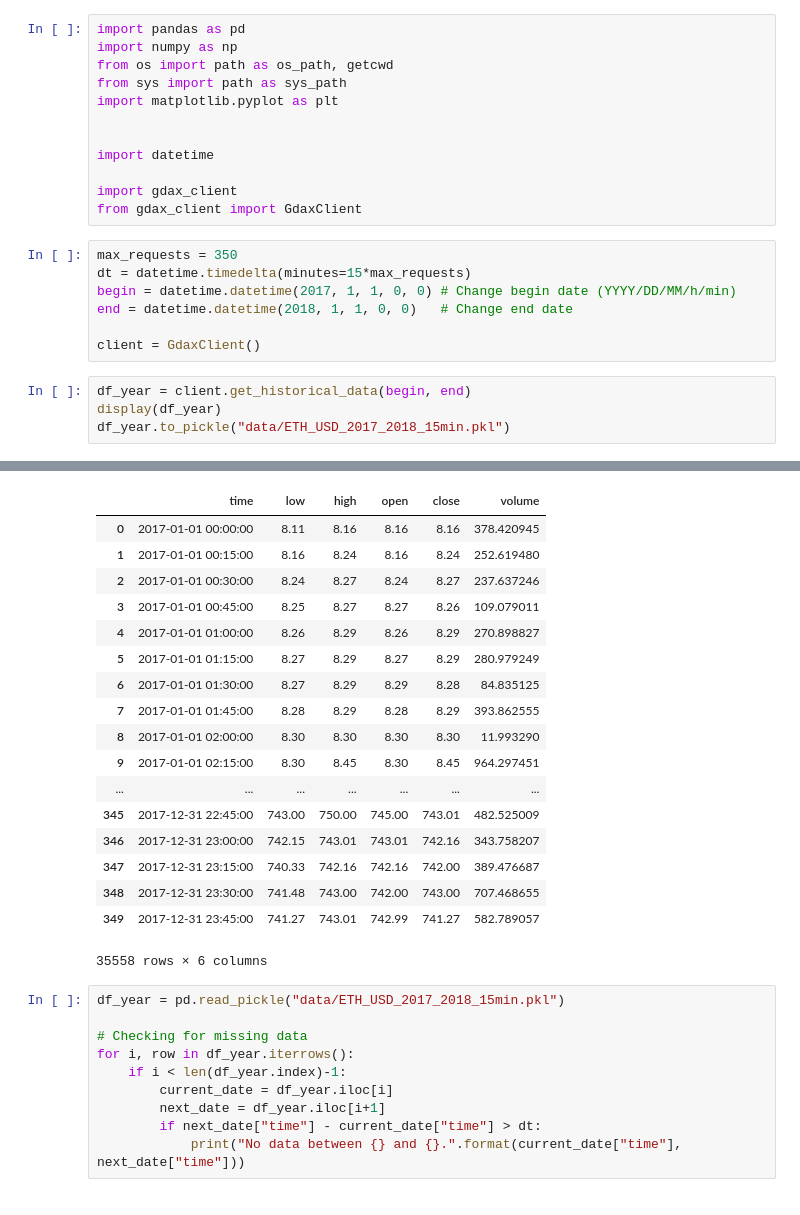
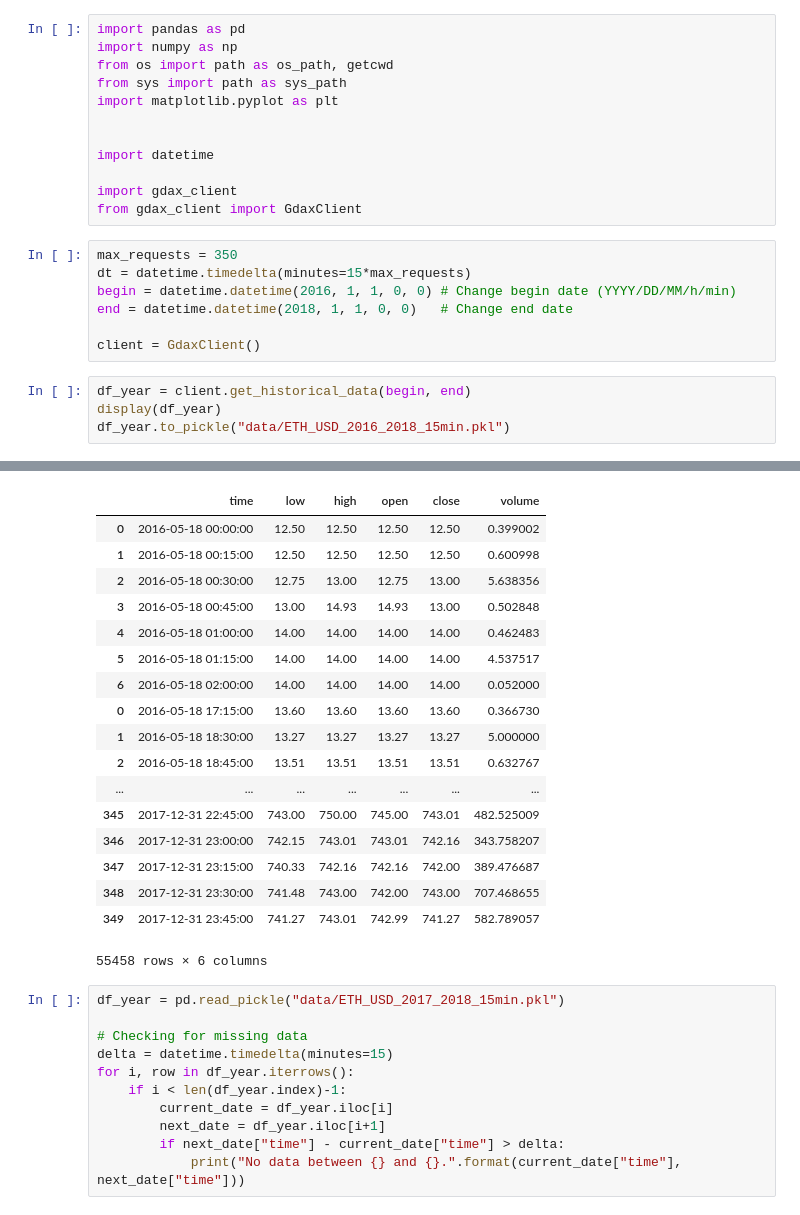
Before and after one commit to GuilhermeGSousa/ml-stock-prediction, a Jupyter notebook: get_gdax_data.ipynb, the cells around one changed output, grey strips where cells are left out. Saved outputs shown, nothing was run; the diff lists cells and outputs as text.

```diff
--- a/get_gdax_data.ipynb
+++ b/get_gdax_data.ipynb
@@ -13,12 +13,12 @@ from gdax_client import GdaxClient
 # %%
 max_requests = 350
 dt = datetime.timedelta(minutes=15*max_requests)
-begin = datetime.datetime(2017, 1, 1, 0, 0) # Change begin date (YYYY/DD/MM/h/min)
+begin = datetime.datetime(2016, 1, 1, 0, 0) # Change begin date (YYYY/DD/MM/h/min)
 end = datetime.datetime(2018, 1, 1, 0, 0)   # Change end date
 
 client = GdaxClient()
 # %%
 df_year = client.get_historical_data(begin, end)
 display(df_year)
-df_year.to_pickle("data/ETH_USD_2017_2018_15min.pkl")
+df_year.to_pickle("data/ETH_USD_2016_2018_15min.pkl")
 # %% [output]
@@ -40,30 +40,31 @@ df_year.to_pickle("data/ETH_USD_2017_2018_15min.pkl")
 2017-12-28 08:30:00
 2018-01-01 00:00:00
 |  | time | low | high | open | close | volume |
-| 0 | 2017-01-01 00:00:00 | 8.11 | 8.16 | 8.16 | 8.16 | 378.420945 |
-| 1 | 2017-01-01 00:15:00 | 8.16 | 8.24 | 8.16 | 8.24 | 252.619480 |
-| 2 | 2017-01-01 00:30:00 | 8.24 | 8.27 | 8.24 | 8.27 | 237.637246 |
-| 3 | 2017-01-01 00:45:00 | 8.25 | 8.27 | 8.27 | 8.26 | 109.079011 |
-| 4 | 2017-01-01 01:00:00 | 8.26 | 8.29 | 8.26 | 8.29 | 270.898827 |
-| 5 | 2017-01-01 01:15:00 | 8.27 | 8.29 | 8.27 | 8.29 | 280.979249 |
-| 6 | 2017-01-01 01:30:00 | 8.27 | 8.29 | 8.29 | 8.28 | 84.835125 |
-| 7 | 2017-01-01 01:45:00 | 8.28 | 8.29 | 8.28 | 8.29 | 393.862555 |
-| 8 | 2017-01-01 02:00:00 | 8.30 | 8.30 | 8.30 | 8.30 | 11.993290 |
-| 9 | 2017-01-01 02:15:00 | 8.30 | 8.45 | 8.30 | 8.45 | 964.297451 |
+| 0 | 2016-05-18 00:00:00 | 12.50 | 12.50 | 12.50 | 12.50 | 0.399002 |
+| 1 | 2016-05-18 00:15:00 | 12.50 | 12.50 | 12.50 | 12.50 | 0.600998 |
+| 2 | 2016-05-18 00:30:00 | 12.75 | 13.00 | 12.75 | 13.00 | 5.638356 |
+| 3 | 2016-05-18 00:45:00 | 13.00 | 14.93 | 14.93 | 13.00 | 0.502848 |
+| 4 | 2016-05-18 01:00:00 | 14.00 | 14.00 | 14.00 | 14.00 | 0.462483 |
+| 5 | 2016-05-18 01:15:00 | 14.00 | 14.00 | 14.00 | 14.00 | 4.537517 |
+| 6 | 2016-05-18 02:00:00 | 14.00 | 14.00 | 14.00 | 14.00 | 0.052000 |
+| 0 | 2016-05-18 17:15:00 | 13.60 | 13.60 | 13.60 | 13.60 | 0.366730 |
+| 1 | 2016-05-18 18:30:00 | 13.27 | 13.27 | 13.27 | 13.27 | 5.000000 |
+| 2 | 2016-05-18 18:45:00 | 13.51 | 13.51 | 13.51 | 13.51 | 0.632767 |
 | ... | ... | ... | ... | ... | ... | ... |
 | 345 | 2017-12-31 22:45:00 | 743.00 | 750.00 | 745.00 | 743.01 | 482.525009 |
 | 346 | 2017-12-31 23:00:00 | 742.15 | 743.01 | 743.01 | 742.16 | 343.758207 |
 | 347 | 2017-12-31 23:15:00 | 740.33 | 742.16 | 742.16 | 742.00 | 389.476687 |
 | 348 | 2017-12-31 23:30:00 | 741.48 | 743.00 | 742.00 | 743.00 | 707.468655 |
 | 349 | 2017-12-31 23:45:00 | 741.27 | 743.01 | 742.99 | 741.27 | 582.789057 |
-35558 rows × 6 columns
+55458 rows × 6 columns
 # %%
 df_year = pd.read_pickle("data/ETH_USD_2017_2018_15min.pkl")
 
 # Checking for missing data
+delta = datetime.timedelta(minutes=15)
 for i, row in df_year.iterrows():
     if i < len(df_year.index)-1:
         current_date = df_year.iloc[i]
         next_date = df_year.iloc[i+1]
-        if next_date["time"] - current_date["time"] > dt:
+        if next_date["time"] - current_date["time"] > delta:
             print("No data between {} and {}.".format(current_date["time"], next_date["time"]))
```
Also changed, not shown: parts of 2 cells of this notebook.
